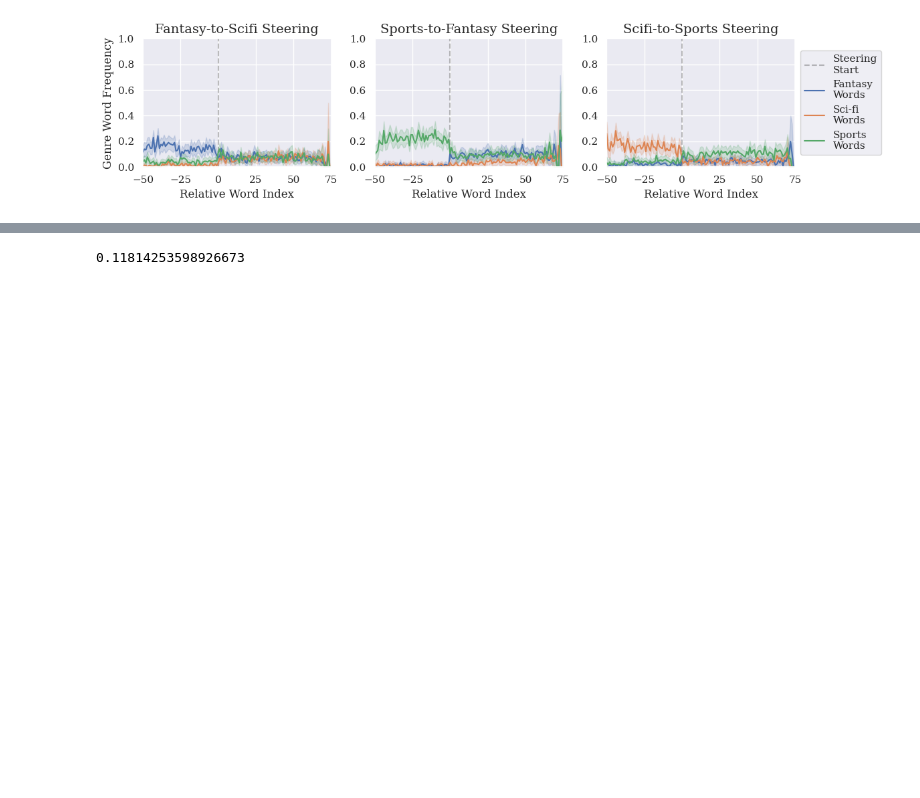
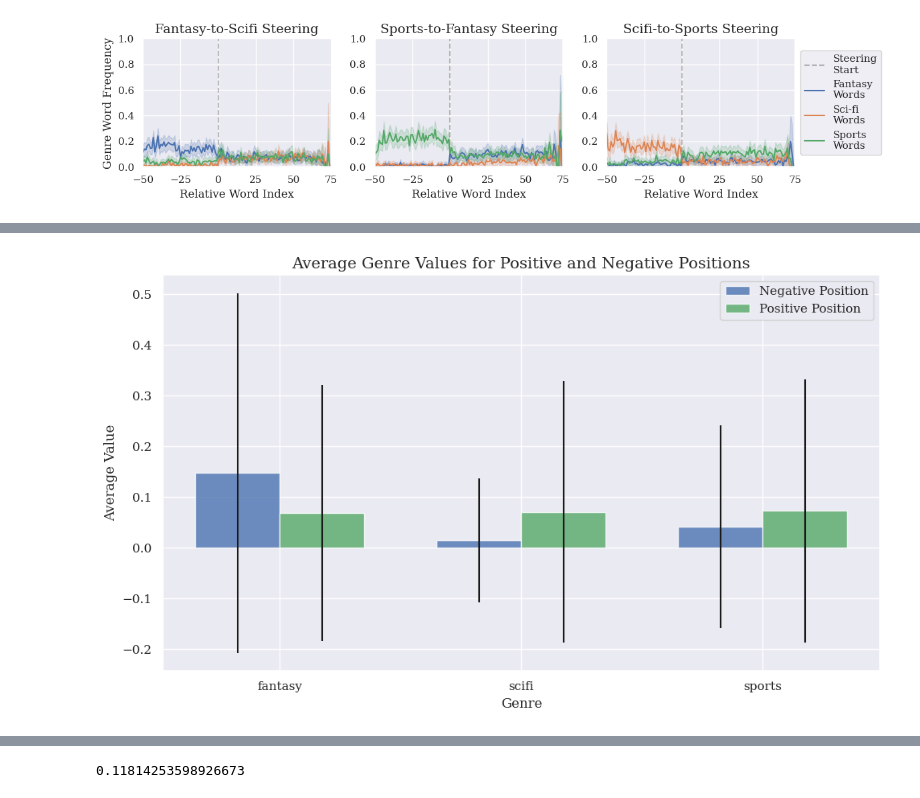
Before and after one commit to ojorgensen/Dylan-llm-steering, a Jupyter notebook: Toxicity_steering_V2.ipynb, the cells around one changed output, grey strips where cells are left out. Cells and saved outputs as stored; diff of their text form; code cells hidden in the pictures; blank space fills up the shorter version.

```diff
--- a/Toxicity_steering_V2.ipynb
+++ b/Toxicity_steering_V2.ipynb
@@ -995,0 +1116,46 @@ sports_genres_freq_df
+# %%
+import matplotlib.pyplot as plt
+import numpy as np
+
+df = fantasy_genres_freq_df
+
+# Calculating mean and standard deviation for each group
+df_neg_mean = df[df['position'] < 0].mean().drop('position')
+df_pos_mean = df[df['position'] > 0].mean().drop('position')
+df_neg_std = df[df['position'] < 0].std().drop('position')
+df_pos_std = df[df['position'] > 0].std().drop('position')
+
+# Creating DataFrame for plotting
+df_plot = pd.DataFrame({'Genre': df_neg_mean.index,
+                        'Negative Mean': df_neg_mean.values,
+                        'Negative Std': df_neg_std.values,
+                        'Positive Mean': df_pos_mean.values,
+                        'Positive Std': df_pos_std.values})
+
+# Plotting with Matplotlib
+fig, ax = plt.subplots(figsize=(10, 6))
+bar_width = 0.35
+opacity = 0.8
+
+index = np.arange(len(df_plot['Genre']))
+
+bar1 = plt.bar(index, df_plot['Negative Mean'], bar_width,
+               alpha=opacity, color='b',
+               yerr=df_plot['Negative Std'],
+               label='Negative Position')
+
+bar2 = plt.bar(index + bar_width, df_plot['Positive Mean'], bar_width,
+               alpha=opacity, color='g',
+               yerr=df_plot['Positive Std'],
+               label='Positive Position')
+
+plt.xlabel('Genre')
+plt.ylabel('Average Value')
+plt.title('Average Genre Values for Positive and Negative Positions')
+plt.xticks(index + bar_width / 2, df_plot['Genre'])
+plt.legend()
+
+plt.tight_layout()
+plt.show()
+# %% [output]
+[figure, added]
```
Also changed, not shown: parts of 34 cells of this notebook, 14 other files.
